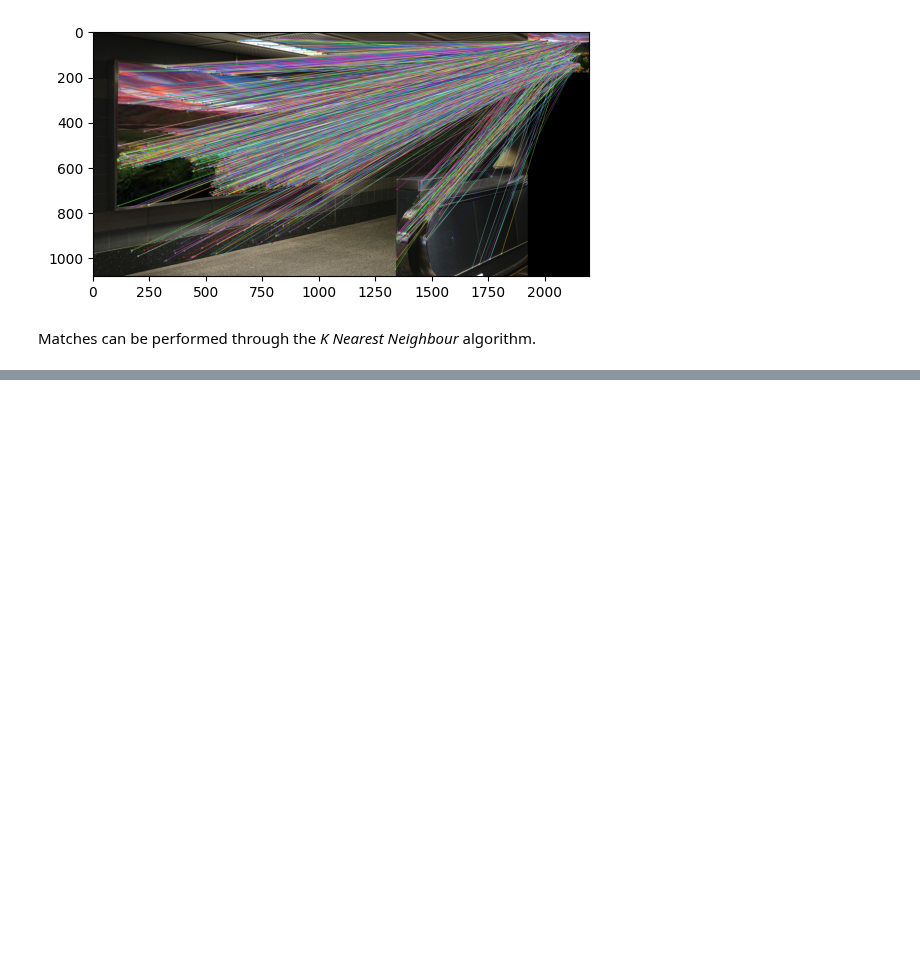
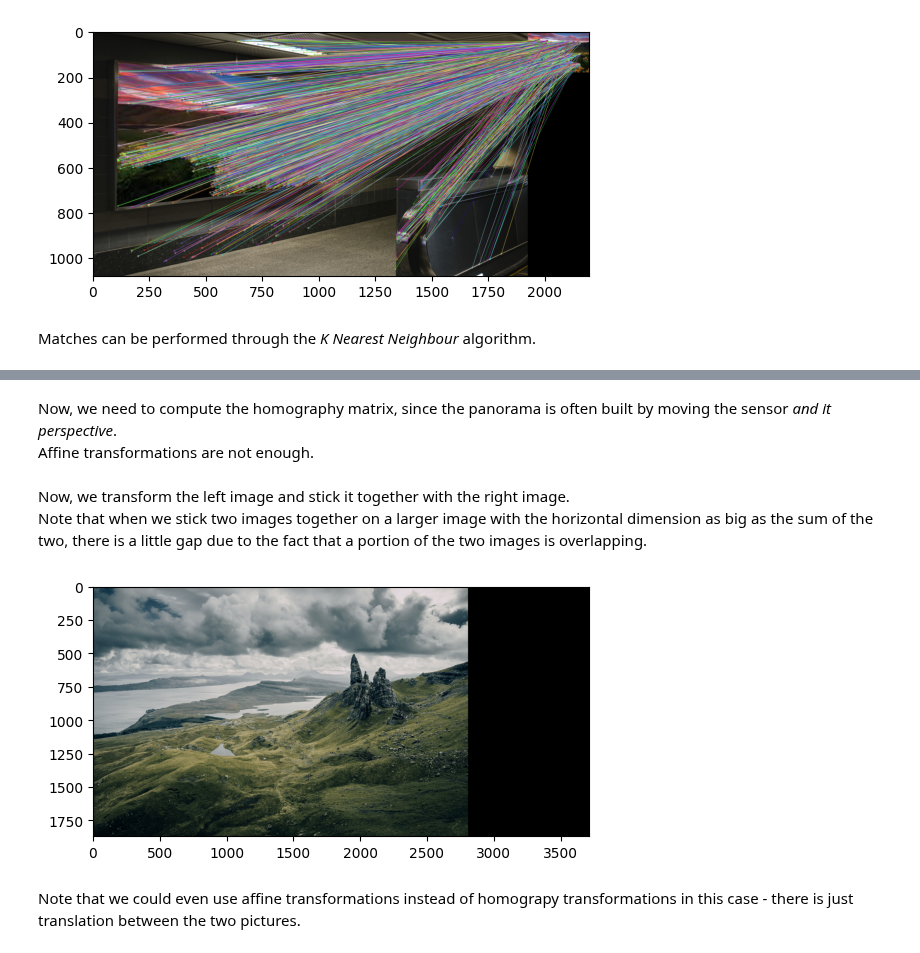
Before and after one commit to lordPachy/acsai, a Jupyter notebook: AI Lab/Class practice/panorama.ipynb, the cells around one changed output, grey strips where cells are left out. Cells and saved outputs as stored; diff of their text form; code cells hidden in the pictures; blank space fills up the shorter version.

```diff
--- a/AI Lab/Class practice/panorama.ipynb
+++ b/AI Lab/Class practice/panorama.ipynb
@@ -105,0 +132,33 @@ error: OpenCV(4.9.0) :-1: error: (-5:Bad argument) in function 'drawMatches'
+# %%
+good_matches = []
+for m, n in matches:
+    if m.distance < 0.6 * n.distance:
+        good_matches.append(m)
+# %% [markdown]
+Now, we need to compute the homography matrix, since the panorama is often built by moving the sensor *and it perspective*.
+Affine transformations are not enough.
+# %%
+#We must check if we have at least 4 points.
+
+if len(good_matches) >= 4:
+    #convert the points to an homography matrix
+    #convert the points to float32
+    src_points = np.float32([kpts1[m.queryIdx].pt for m in good_matches])
+    #queryImg is the left image, while trainImg is the right image.
+    #queryIdx is a point belonging to the left image.
+    dst_points = np.float32([kpts2[m.trainIdx].pt for m in good_matches])
+
+#compute the homography matrix
+
+M, mask = cv2.findHomography(src_points, dst_points)
+# %% [markdown]
+Now, we transform the left image and stick it together with the right image.
+Note that when we stick two images together on a larger image with the horizontal dimension as big as the sum of the two, there is a little gap due to the fact that a portion of the two images is overlapping.
+# %%
+dst = cv2.warpPerspective(img2, M, (img1.shape[1] + img2.shape[1], img1.shape[0]))
+dst[0:img1.shape[0], 0:img1.shape[1]] = img1.copy()
+show(dst)
+# %% [output]
+[figure, added]
+# %% [markdown]
+Note that we could even use affine transformations instead of homograpy transformations in this case - there is just translation between the two pictures.
```
Also changed, not shown: parts of 8 cells of this notebook.
